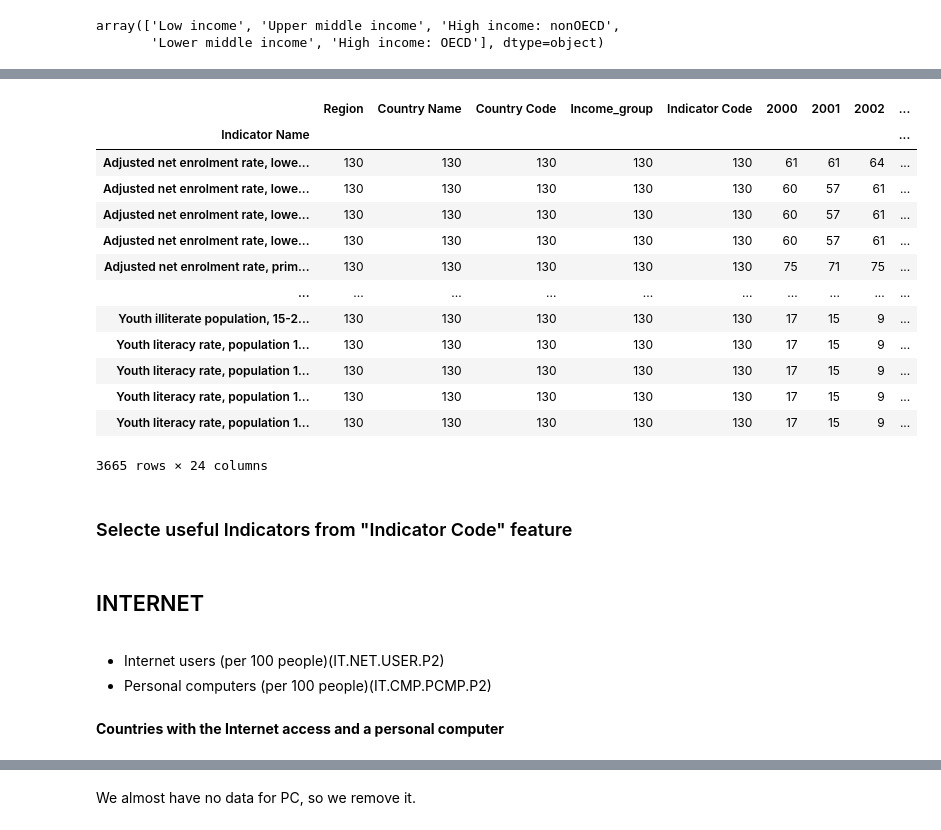
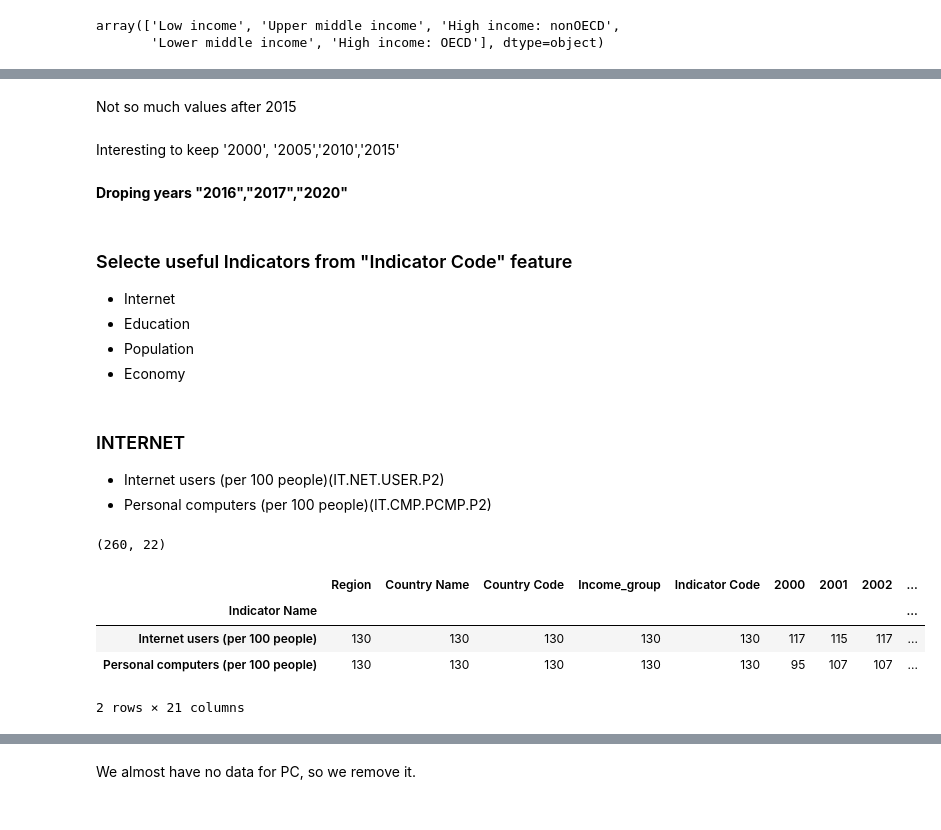
Before and after one commit to Azimoj/EdState-, a Jupyter notebook: P2.ipynb, the cells around one changed output, grey strips where cells are left out. Drawn from its saved outputs; the diff is of its cells as text; code cells hidden in the pictures.

```diff
--- a/P2.ipynb
+++ b/P2.ipynb
@@ -166,7 +153,8 @@ __Keeping the years from 2000 to 2020__
 # %%
-data_c_reduced = data_p_country.filter(items=['Region', 'Country Name', 'Country Code', 'Income_group',
-                                                      'Indicator Name', 'Indicator Code','2000', '2001', '2002', '2003', '2004', '2005','2006',
-                                              '2007', '2008', '2009', '2010', '2011', '2012', '2013', '2014',
-                                              '2015', '2016', '2017', '2020'])
-data_c_reduced.head()
+data_p_country_reduced = data_p_country.filter(items=['Region', 'Country Name', 'Country Code', 'Income_group',
+                                                      'Indicator Name', 'Indicator Code','2000', '2001',
+                                                       '2002', '2003', '2004', '2005','2006',
+                                                       '2007', '2008', '2009', '2010', '2011', '2012', '2013', '2014',
+                                                       '2015','2016', '2017','2020'])
+data_p_country_reduced.shape
 # %% [output]
@@ -192,0 +164,3 @@ data_c_reduced.head()
+# %%
+data_p_country_reduced = data_p_country_reduced[data_p_country_reduced.Income_group.notnull()]
+data_p_country_reduced.shape
@@ -199,6 +175,6 @@ array(['Low income', 'Upper middle income', 'High income: nonOECD',
        'Lower middle income', 'High income: OECD'], dtype=object)
 # %%
 incomes_to_keep = ['Upper middle income', 'High income: nonOECD', 'High income: OECD']
-data_r_income = data_c_reduced[data_c_reduced.Income_group.isin(incomes_to_keep)]
-data_r_income.head()
+data_r_income = data_p_country_reduced[data_p_country_reduced.Income_group.isin(incomes_to_keep)]
+data_r_income.shape
 # %% [output]
@@ -212,28 +190,34 @@ data_r_income.head()
+# %% [markdown]
+Not so much values after 2015
+# %% [markdown]
+Interesting to keep '2000', '2005','2010','2015'
+# %% [markdown]
+__Droping years "2016","2017","2020"__
+# %%
+data_r_income= data_r_income.drop(columns=['2016','2017','2020'])
+# %% [markdown]
+### Selecte useful Indicators from "Indicator Code" feature
+
+- Internet
+- Education
+- Population
+- Economy
+# %% [markdown]
+### INTERNET
+
+- Internet users (per 100 people)(IT.NET.USER.P2)
+- Personal computers (per 100 people)(IT.CMP.PCMP.P2)
+# %%
+data_r_internet = data_r_income.loc[(data_r_income['Indicator Code'] == "IT.NET.USER.P2")|
+                                                (data_r_income['Indicator Code'] == "IT.CMP.PCMP.P2")]
+data_r_internet.shape
+# %% [output]
+(260, 22)
 # %%
-data_r_income.groupby('Indicator Name').count()
+data_r_internet.groupby('Indicator Name').count()
 # %% [output]
 |  | Region | Country Name | Country Code | Income_group | Indicator Code | 2000 | 2001 | 2002 | ... |
 | Indicator Name |  |  |  |  |  |  |  |  | ... |
-| Adjusted net enrolment rate, lowe... | 130 | 130 | 130 | 130 | 130 | 61 | 61 | 64 | ... |
-| Adjusted net enrolment rate, lowe... | 130 | 130 | 130 | 130 | 130 | 60 | 57 | 61 | ... |
-| Adjusted net enrolment rate, lowe... | 130 | 130 | 130 | 130 | 130 | 60 | 57 | 61 | ... |
-| Adjusted net enrolment rate, lowe... | 130 | 130 | 130 | 130 | 130 | 60 | 57 | 61 | ... |
-| Adjusted net enrolment rate, prim... | 130 | 130 | 130 | 130 | 130 | 75 | 71 | 75 | ... |
-| ... | ... | ... | ... | ... | ... | ... | ... | ... | ... |
-| Youth illiterate population, 15-2... | 130 | 130 | 130 | 130 | 130 | 17 | 15 | 9 | ... |
-| Youth literacy rate, population 1... | 130 | 130 | 130 | 130 | 130 | 17 | 15 | 9 | ... |
-| Youth literacy rate, population 1... | 130 | 130 | 130 | 130 | 130 | 17 | 15 | 9 | ... |
-| Youth literacy rate, population 1... | 130 | 130 | 130 | 130 | 130 | 17 | 15 | 9 | ... |
-| Youth literacy rate, population 1... | 130 | 130 | 130 | 130 | 130 | 17 | 15 | 9 | ... |
+| Internet users (per 100 people) | 130 | 130 | 130 | 130 | 130 | 117 | 115 | 117 | ... |
+| Personal computers (per 100 people) | 130 | 130 | 130 | 130 | 130 | 95 | 107 | 107 | ... |
-3665 rows × 24 columns
+2 rows × 21 columns
-# %% [markdown]
-### Selecte useful Indicators from "Indicator Code" feature
-# %% [markdown]
-## INTERNET
-
-<span style='background :yellow' > </span>
-# %% [markdown]
-- Internet users (per 100 people)(IT.NET.USER.P2)
-- Personal computers (per 100 people)(IT.CMP.PCMP.P2)
-# %% [markdown]
-__Countries with the Internet access and a personal computer__
```
Also changed, not shown: parts of 324 cells of this notebook.
